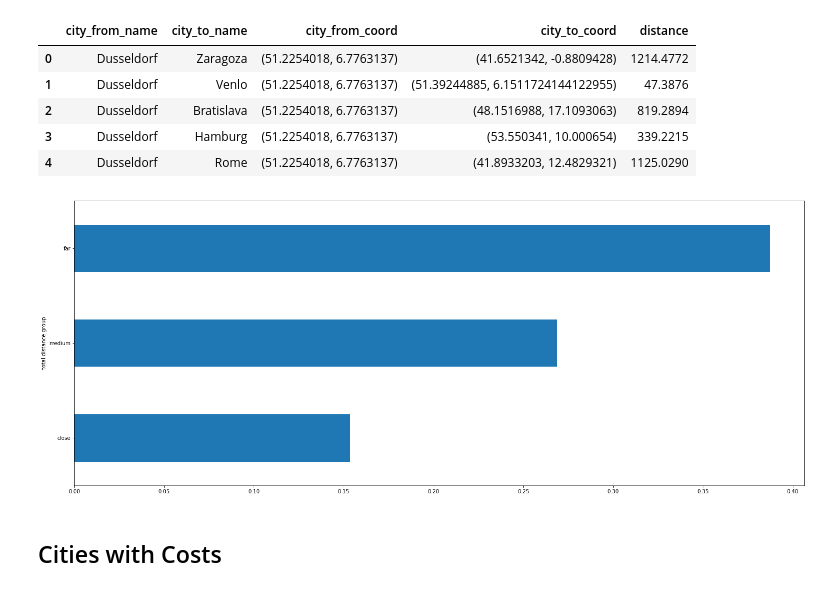
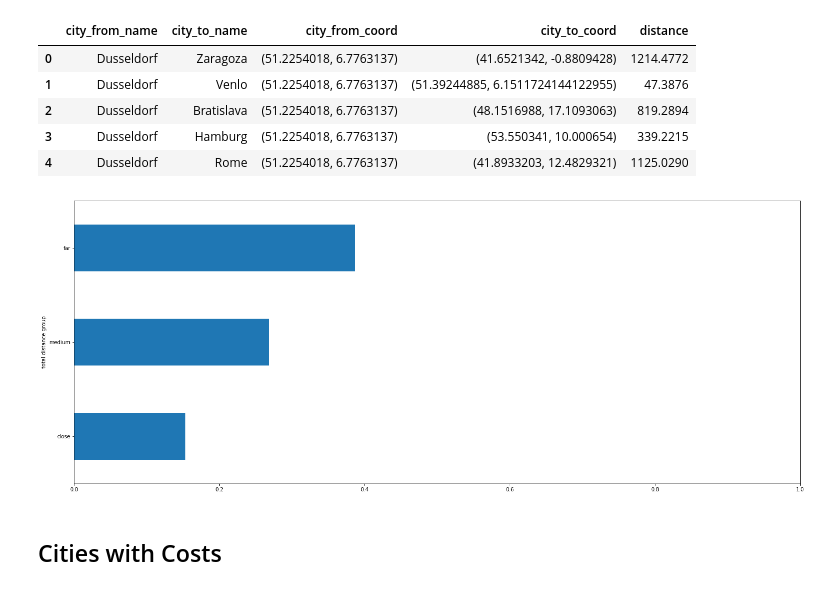
Before and after one commit to jospaeth-tum/accenture-challenge-2022, a Jupyter notebook: basic_descriptive_analysis.ipynb, the cells around one changed output. Saved outputs shown, nothing was run; the diff lists cells and outputs as text; code cells hidden in the pictures.

Commit message:
fix plot structure

```diff
--- a/basic_descriptive_analysis.ipynb
+++ b/basic_descriptive_analysis.ipynb
@@ -185,36 +185,36 @@ cities_data_reverse = cities_data_with_nohub.rename(columns={
     'city_to_name': 'city_from_name',
     'city_from_coord': 'city_to_coord',
     'city_to_coord': 'city_from_coord'
 })
 cities_data_bothway = pd.concat([cities_data_with_nohub, cities_data_reverse]).drop_duplicates(['city_from_name', 'city_to_name'])
 
 # quick fix!
 cities_data_bothway = cities_data_bothway.append({
     'city_from_name': '',
     'city_to_name': 'Porto',
     'distance': 1558.0329
 }, ignore_index=True).drop_duplicates(['city_from_name', 'city_to_name'], keep='last')
 
 orders_with_distance = orders \
     .merge(cities_data_bothway, how='left', left_on=['origin_port', 'logistic_hub'], right_on=['city_from_name', 'city_to_name']) \
     .merge(cities_data_bothway, how='left', left_on=['logistic_hub', 'customer'], right_on=['city_from_name', 'city_to_name'], suffixes=('_1', '_2'))
 
 orders_with_distance['total_distance'] = orders_with_distance['distance_1'] + orders_with_distance['distance_2']
 
 #print(orders_with_distance[orders_with_distance['total_distance'].isnull()])
 
 num_distance_groups = 3
 
 orders_with_distance_late = orders_with_distance[orders_with_distance['late_order'] == True]
 a = orders_with_distance_late.groupby(by=pd.cut(orders_with_distance_late['total_distance'], num_distance_groups)).count()
 b = orders_with_distance.groupby(by=pd.cut(orders_with_distance['total_distance'], num_distance_groups)).count()
 c = (a/b)['total_distance']
 
 c.index = ['close', 'medium', 'far']
-p = c.plot(kind='barh', xlabel='total distance group', ylabel='late rate', figsize=(25,10))
-fig = p.get_figure().savefig("total_distances.png")
+p = c.plot(kind='barh', xlabel='total distance group', ylabel='late rate', figsize=(25,10), xlim=(0,1))
+fig = p.get_figure().savefig("plots/total_distances.png")
 # %% [output]
-[figure, old version]
+[figure, new version]
 # %% [markdown]
 ## Cities with Costs
 # %%
```
Also changed, not shown: parts of 6 cells of this notebook, 4 other files.
